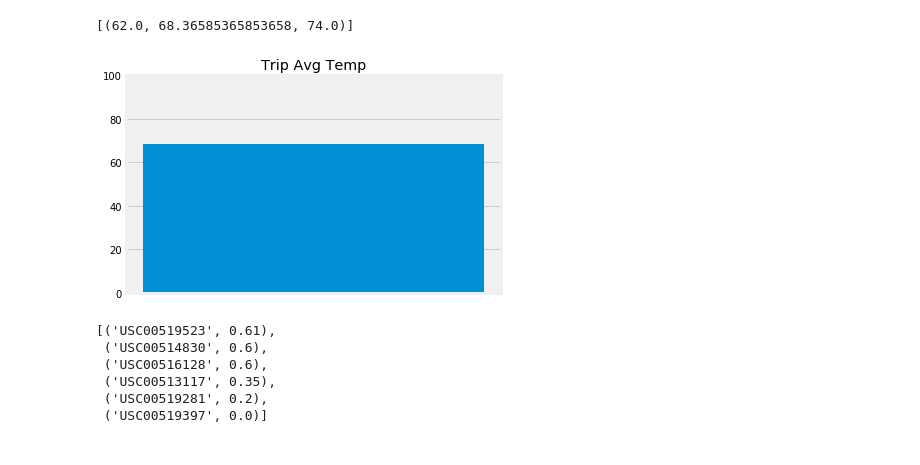
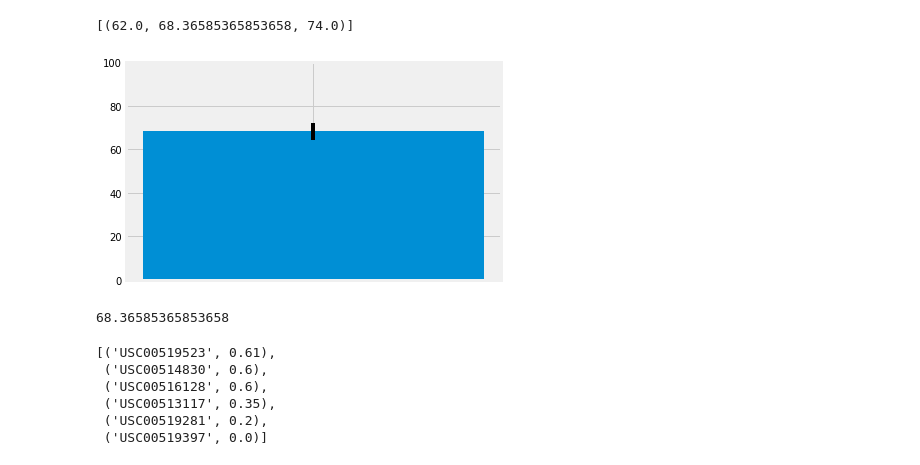
Before and after one commit to ulyssey28/Advanced-Data-Storage-and-Retrieval-, a Jupyter notebook: final_climate.ipynb, the cells around one changed output. Cells and saved outputs as stored; diff of their text form; code cells hidden in the pictures.

```diff
--- a/final_climate.ipynb
+++ b/final_climate.ipynb
@@ -264,14 +279,19 @@ trip_temps
 # %%
 # Plot the results from your previous query as a bar chart.
 # Use "Trip Avg Temp" as your Title
 # Use the average temperature for the y value
 # Use the peak-to-peak (tmax-tmin) value as the y error bar (yerr)
 
-plt.bar([''], trip_temps[0][1], width=.1)
+# mintemp = trip_temps[0][0]
+# maxtemp = trip_temps[0][2]
+
+error = np.std(temp_list)
+plt.bar([''], trip_temps[0][1], width=0.05, yerr=error)
 plt.yticks([0, 20, 40, 60, 80, 100])
-plt.xticks([1])
-plt.title('Trip Avg Temp')
+# # plt.xticks([0, 1])
+# plt.xlim(0, 0.25)
+# plt.title('Trip Avg Temp')
 
 plt.show()
 # %% [output]
-[figure, old version]
+[figure, new version]
@@ -282,3 +298,7 @@ plt.legend(loc="best")
+# %%
+trip_temps[0][1]
+# %% [output]
+68.36585365853658
 # %%
 # Calculate the rainfall per weather station for your trip dates using the previous year's matching dates.
 # Sort this in descending order by precipitation amount and list the station, name, latitude, longitude, and elevation
```
Also changed, not shown: parts of 18 cells of this notebook, 2 other files.
